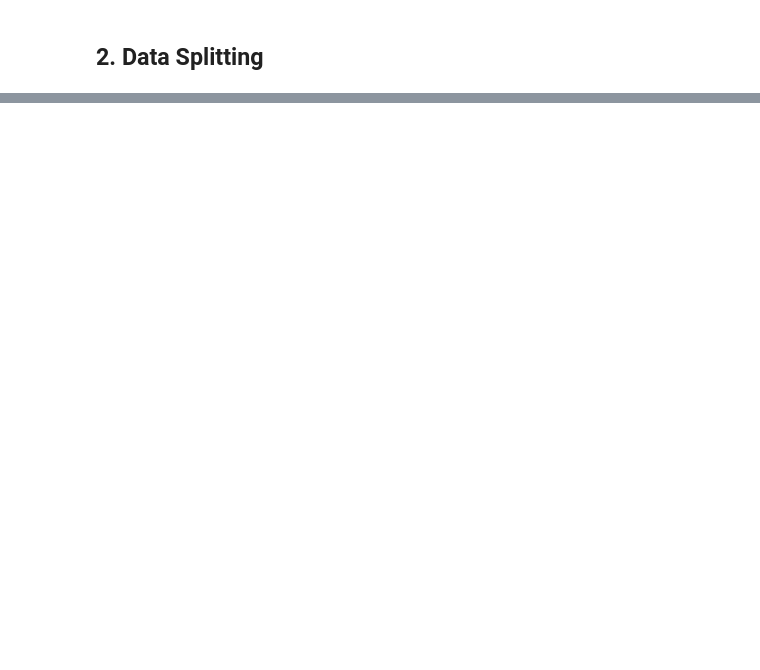
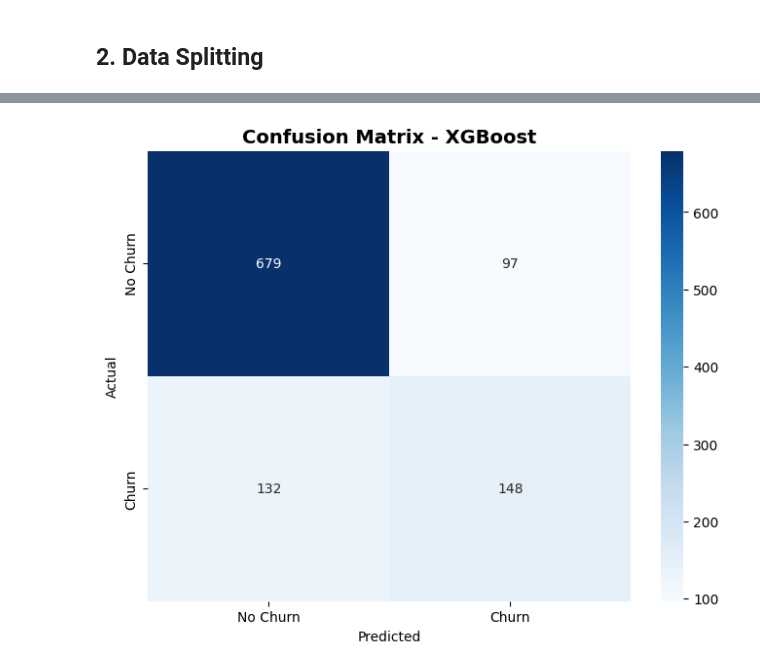
Before and after one commit to TumainiC/Churn_Prediction, a Jupyter notebook: churn_model_training.ipynb, the cells around one changed output, grey strips where cells are left out. Saved outputs shown, nothing was run; the diff lists cells and outputs as text; code cells hidden in the pictures; blank space fills up the shorter version.

```diff
--- a/churn_model_training.ipynb
+++ b/churn_model_training.ipynb
@@ -234,0 +509,89 @@ print(f"\n Split Configuration Stored for MLflow Logging")
+# %%
+# Train XGBoost Model
+print(" Training XGBoost Model...")
+
+with mlflow.start_run(run_name="xgboost") as run:
+
+    # Initialize and train XGBoost
+    xgb_model = xgb.XGBClassifier(
+        n_estimators=100,
+        learning_rate=0.1,
+        max_depth=6,
+        random_state=42,
+        eval_metric='logloss',
+        use_label_encoder=False
+    )
+    xgb_model.fit(X_train, y_train)
+
+    print(" XGBoost model trained successfully!")
+
+    # Evaluate the model
+    xgb_metrics, xgb_pred, xgb_pred_proba = evaluate_model(xgb_model, X_val, y_val, "XGBoost")
+
+    # Log parameters
+    mlflow.log_param("model_type", "XGBoost")
+    mlflow.log_param("n_estimators", 100)
+    mlflow.log_param("learning_rate", 0.1)
+    mlflow.log_param("max_depth", 6)
+    mlflow.log_param("random_state", 42)
+    mlflow.log_param("train_size", len(X_train))
+    mlflow.log_param("val_size", len(X_val))
+
+    # Log metrics
+    for metric_name, metric_value in xgb_metrics.items():
+        mlflow.log_metric(metric_name, metric_value)
+
+    # Add tags
+    mlflow.set_tags({
+        "model_type": "classification",
+        "dataset": "telcom",
+        "version": "1.0",
+        "stage": "advanced",
+        "algorithm": "xgboost"
+    })
+
+    # Generate and save visualizations
+    print("\n Generating XGBoost visualizations...")
+
+    # Confusion Matrix
+    cm_path = "artifacts/xgb_confusion_matrix.png"
+    plot_confusion_matrix(y_val, xgb_pred, "XGBoost", cm_path)
+    mlflow.log_artifact(cm_path)
+
+    # ROC Curve
+    roc_path = "artifacts/xgb_roc_curve.png"
+    plot_roc_curve(y_val, xgb_pred_proba, "XGBoost", roc_path)
+    mlflow.log_artifact(roc_path)
+
+    # Feature Importance Plot
+    feature_importance = pd.DataFrame({
+        'feature': X_train.columns,
+        'importance': xgb_model.feature_importances_
+    }).sort_values('importance', ascending=False)
+
+    plt.figure(figsize=(10, 8))
+    top_features = feature_importance.head(15)
+    sns.barplot(data=top_features, x='importance', y='feature', palette='plasma')
+    plt.title('Top 15 Feature Importance - XGBoost', fontsize=14, fontweight='bold')
+    plt.xlabel('Importance Score')
+    plt.tight_layout()
+
+    fi_path = "artifacts/xgb_feature_importance.png"
+    plt.savefig(fi_path, dpi=300, bbox_inches='tight')
+    mlflow.log_artifact(fi_path)
+    plt.show()
+
+    # Log the model
+    mlflow.xgboost.log_model(xgb_model, "model")
+
+    xgb_run_id = run.info.run_id
+    print(f" XGBoost MLflow logging completed! Run ID: {xgb_run_id}")
+
+# Store results for comparison
+xgb_results = {
+    'model_name': 'XGBoost',
+    'metrics': xgb_metrics,
+    'run_id': xgb_run_id,
+    'model': xgb_model
+}
+# %% [output]
@@ -234,0 +609 @@ print(f"\n Split Configuration Stored for MLflow Logging")
+[figure, added]
```
Also changed, not shown: parts of 10 cells of this notebook.
